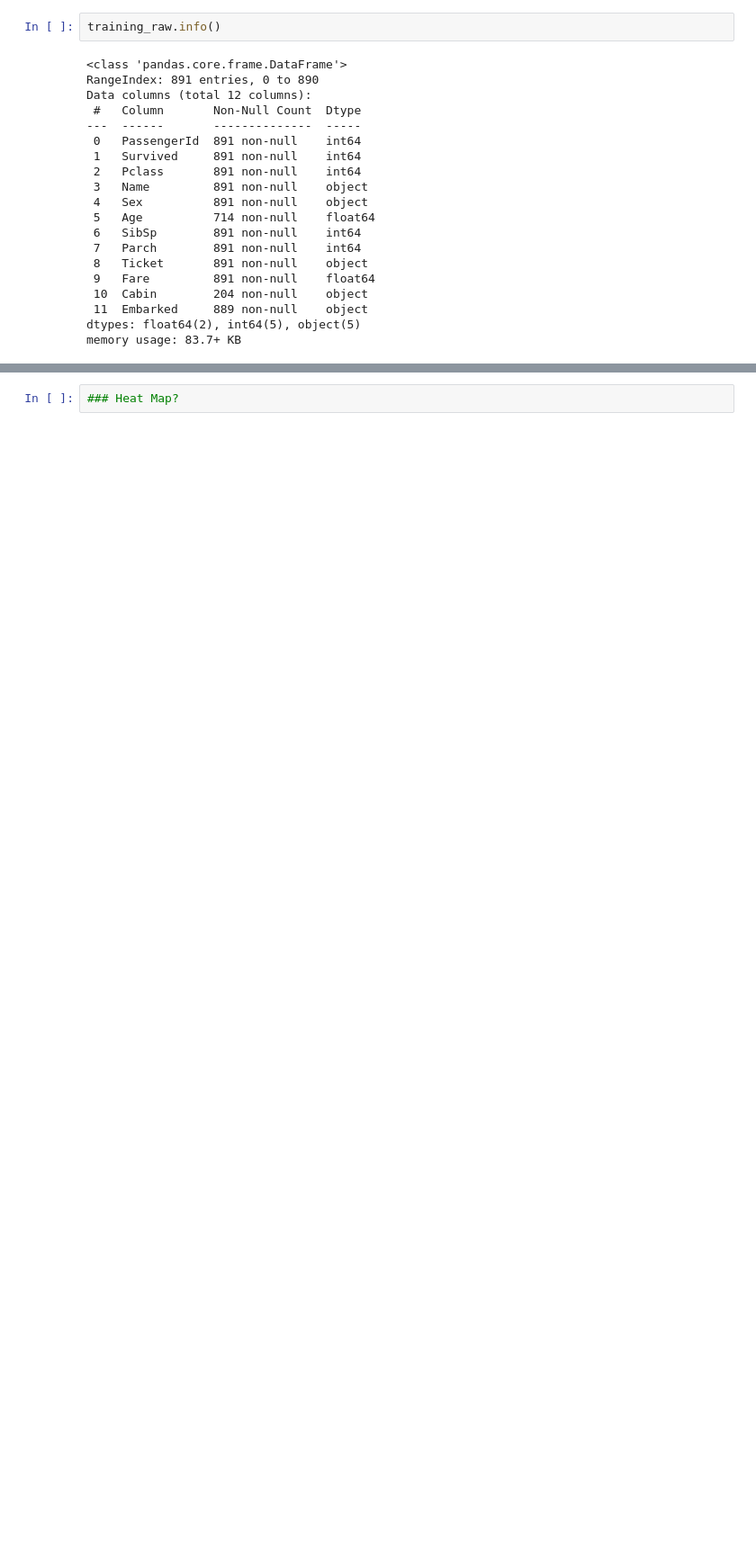
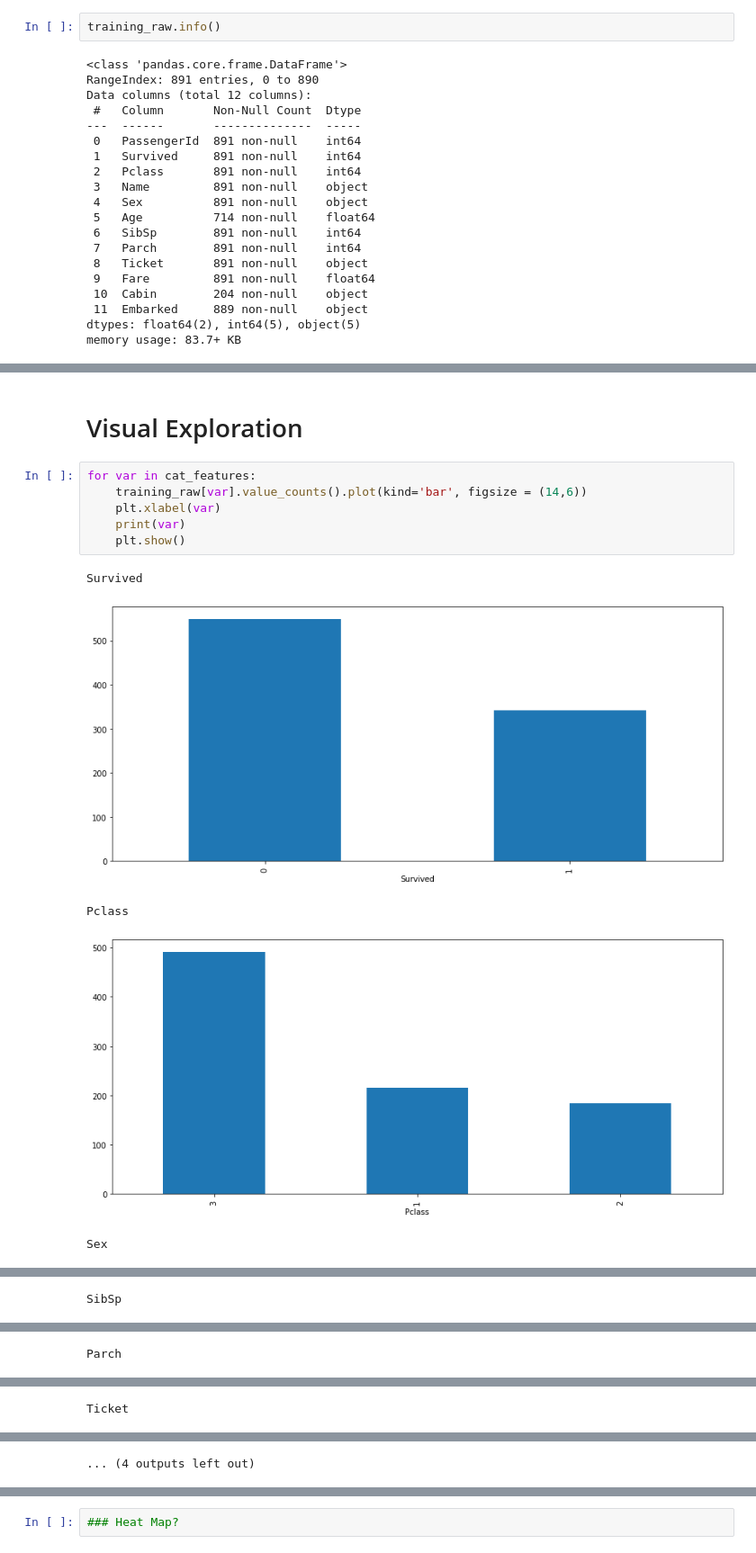
Before and after one commit to FaizanKhalidMohsin/Kaggle_Project_ML_Titanic, a Jupyter notebook: Titanic_JNotebook.ipynb, the cells around one changed output, grey strips where cells are left out. Shown at 90% size. Saved outputs shown, nothing was run; the diff lists cells and outputs as text; blank space fills up the shorter version.

```diff
--- a/Titanic_JNotebook.ipynb
+++ b/Titanic_JNotebook.ipynb
@@ -114,0 +344,14 @@ num_features = []
+# %% [markdown]
+# Visual Exploration
+# %%
+for var in cat_features:
+    training_raw[var].value_counts().plot(kind='bar', figsize = (14,6))
+    plt.xlabel(var)
+    print(var)
+    plt.show()
+# %% [output]
+Survived
+[figure, added]
+Pclass
+[figure, added]
+Sex
@@ -114,0 +359 @@ num_features = []
+SibSp
@@ -114,0 +361 @@ num_features = []
+Parch
@@ -114,0 +363 @@ num_features = []
+Ticket
@@ -114,0 +365 @@ num_features = []
+... (4 outputs left out)
```
Also changed, not shown: parts of 29 cells of this notebook.
